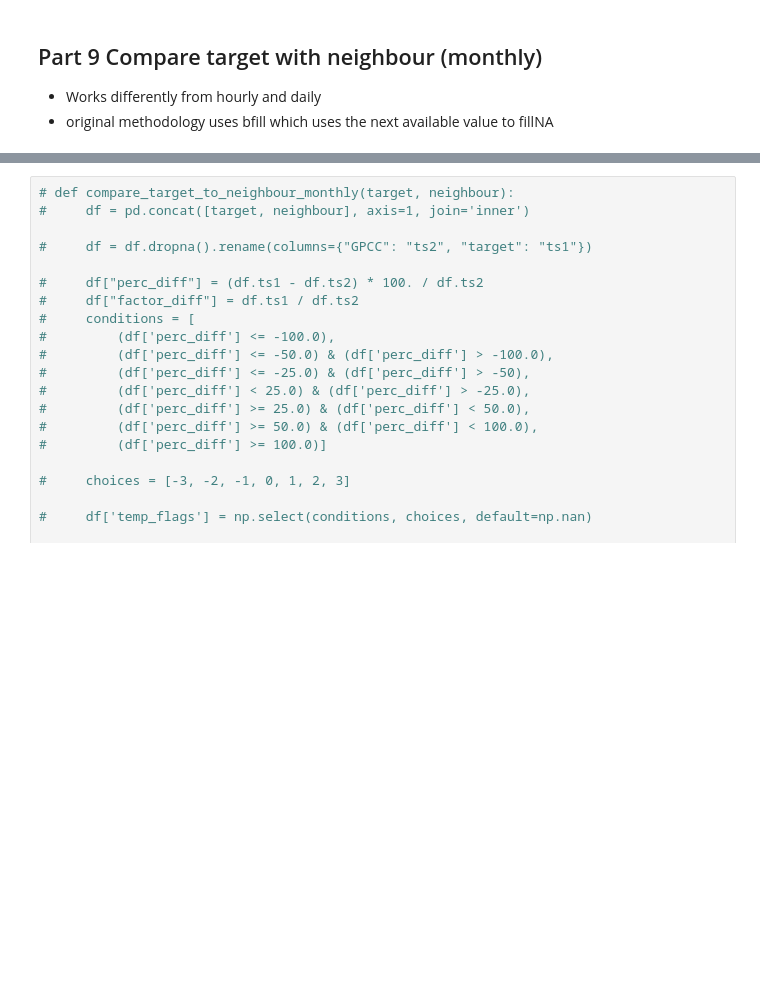
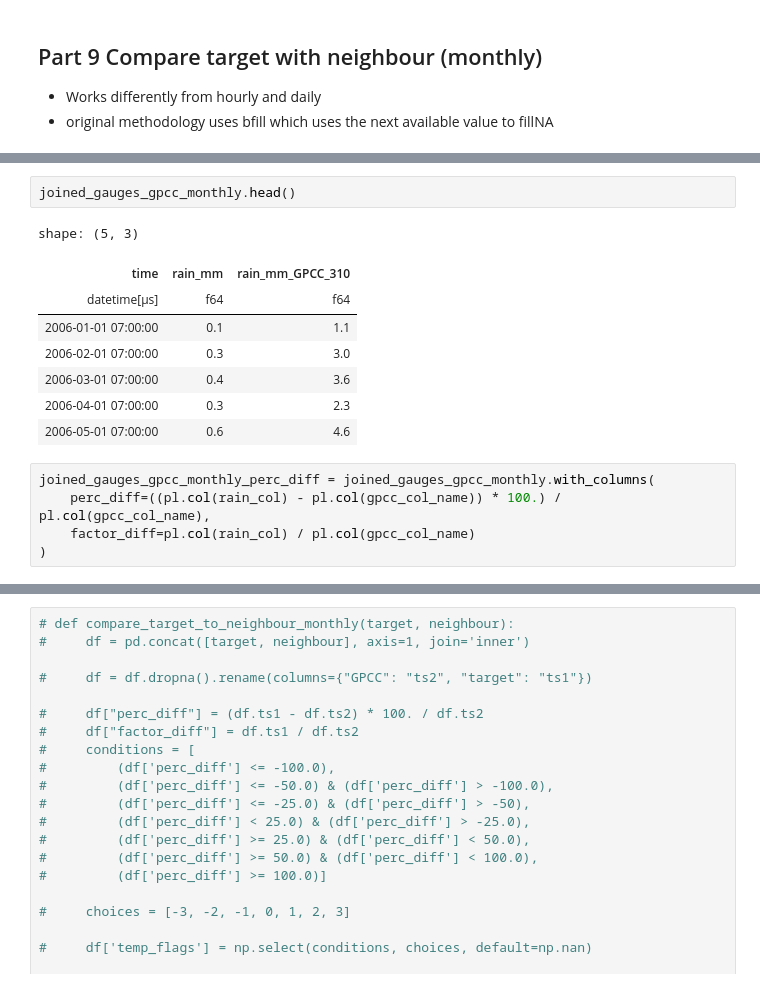
Before and after one commit to Thomasjkeel/RainfallQC-notebooks, a Jupyter notebook: notebooks/neighbour_checks.ipynb, the cells around one changed output, grey strips where cells are left out. Cells and saved outputs as stored; diff of their text form; blank space fills up the shorter version.

```diff
--- a/notebooks/neighbour_checks.ipynb
+++ b/notebooks/neighbour_checks.ipynb
@@ -889,0 +902,16 @@ shape: (5, 3)
+# %%
+joined_gauges_gpcc_monthly.head()
+# %% [output]
+shape: (5, 3)
+| time | rain_mm | rain_mm_GPCC_310 |
+| datetime[μs] | f64 | f64 |
+| 2006-01-01 07:00:00 | 0.1 | 1.1 |
+| 2006-02-01 07:00:00 | 0.3 | 3.0 |
+| 2006-03-01 07:00:00 | 0.4 | 3.6 |
+| 2006-04-01 07:00:00 | 0.3 | 2.3 |
+| 2006-05-01 07:00:00 | 0.6 | 4.6 |
+# %%
+joined_gauges_gpcc_monthly_perc_diff = joined_gauges_gpcc_monthly.with_columns(
+    perc_diff=((pl.col(rain_col) - pl.col(gpcc_col_name)) * 100.) / pl.col(gpcc_col_name),
+    factor_diff=pl.col(rain_col) / pl.col(gpcc_col_name)
+)
```
Also changed, not shown: parts of 18 cells of this notebook.
